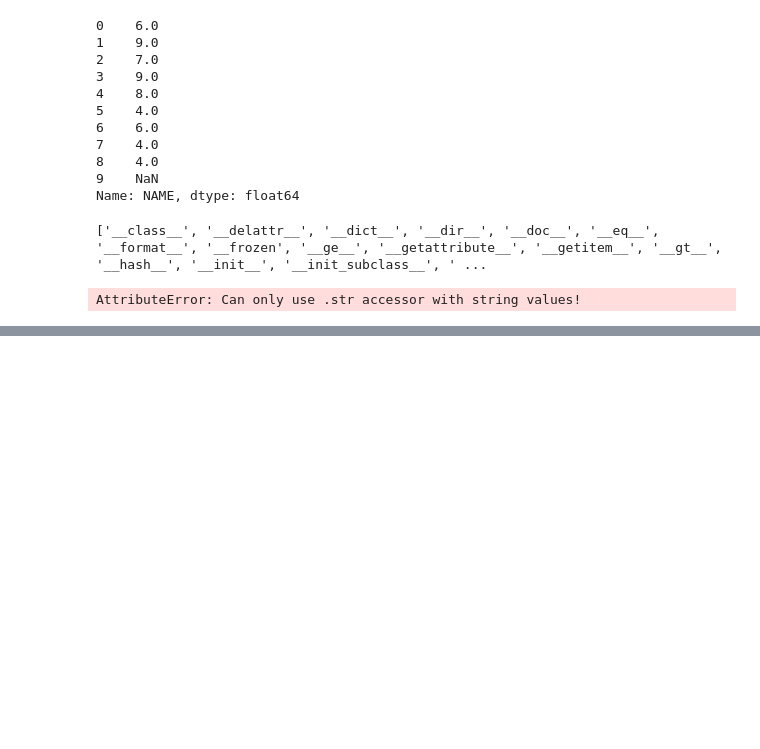
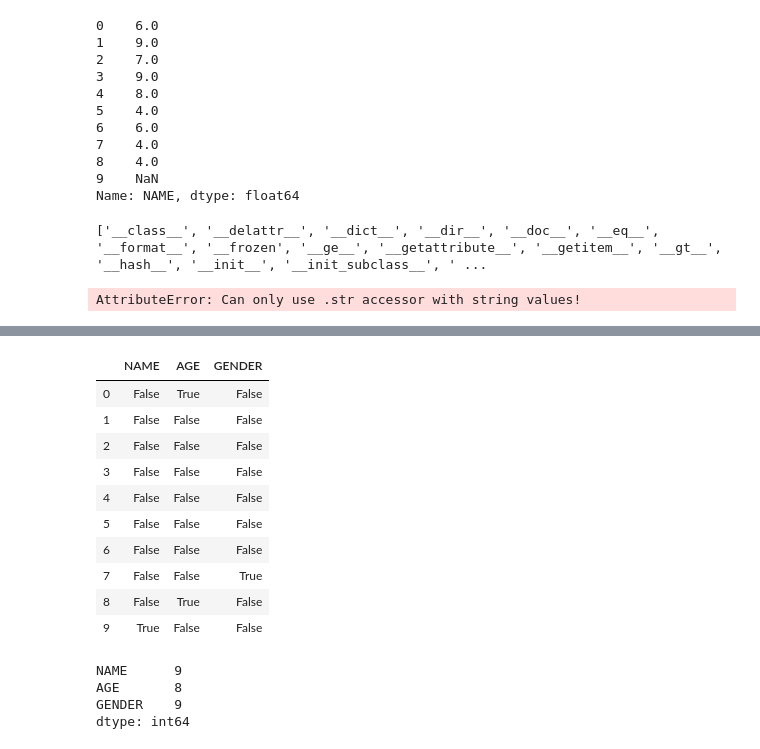
Before and after one commit to leangaurav/dsc_weekday_2020_09_24, a Jupyter notebook: CODE/Pandas1.ipynb, the cells around one changed output, grey strips where cells are left out. Drawn from its saved outputs; the diff is of its cells as text; code cells hidden in the pictures; blank space fills up the shorter version.

```diff
--- a/CODE/Pandas1.ipynb
+++ b/CODE/Pandas1.ipynb
@@ -1004,0 +996,24 @@ df.to_csv('titanic_copy.csv')
+# %%
+r = df1.apply(lambda x: x.isna())  # x will be a series. x.isna() generates a series again
+r
+# %% [output]
+|  | NAME | AGE | GENDER |
+| 0 | False | True | False |
+| 1 | False | False | False |
+| 2 | False | False | False |
+| 3 | False | False | False |
+| 4 | False | False | False |
+| 5 | False | False | False |
+| 6 | False | False | False |
+| 7 | False | False | True |
+| 8 | False | True | False |
+| 9 | True | False | False |
+# %%
+# apply , applymap
+r = df1.apply(lambda x: x.count())
+r
+# %% [output]
+NAME      9
+AGE       8
+GENDER    9
+dtype: int64
```
Also changed, not shown: parts of 7 cells of this notebook, 4 other files.
